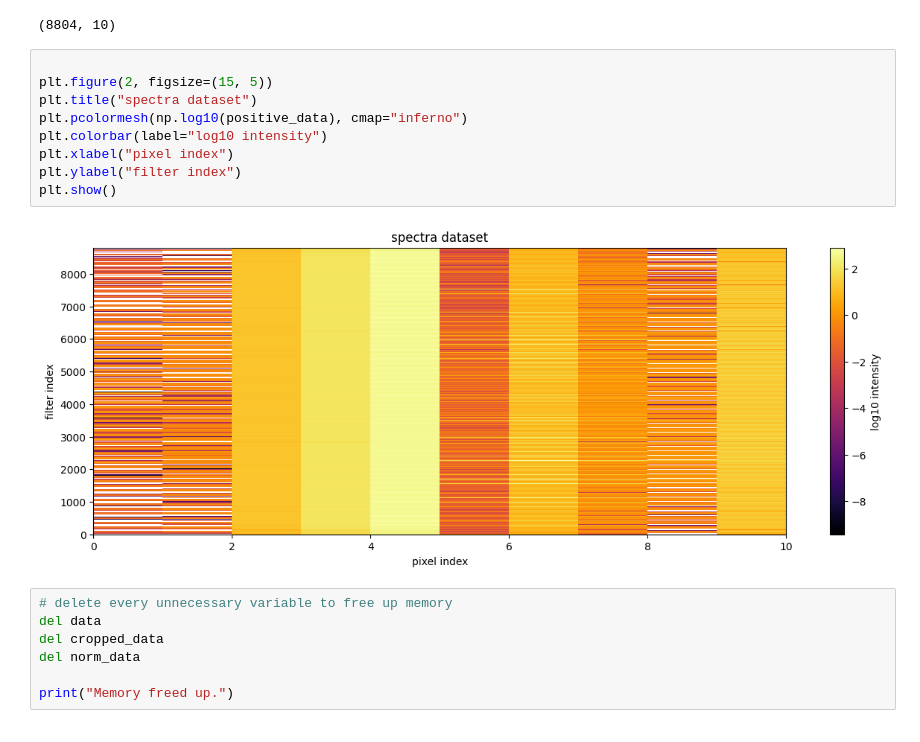
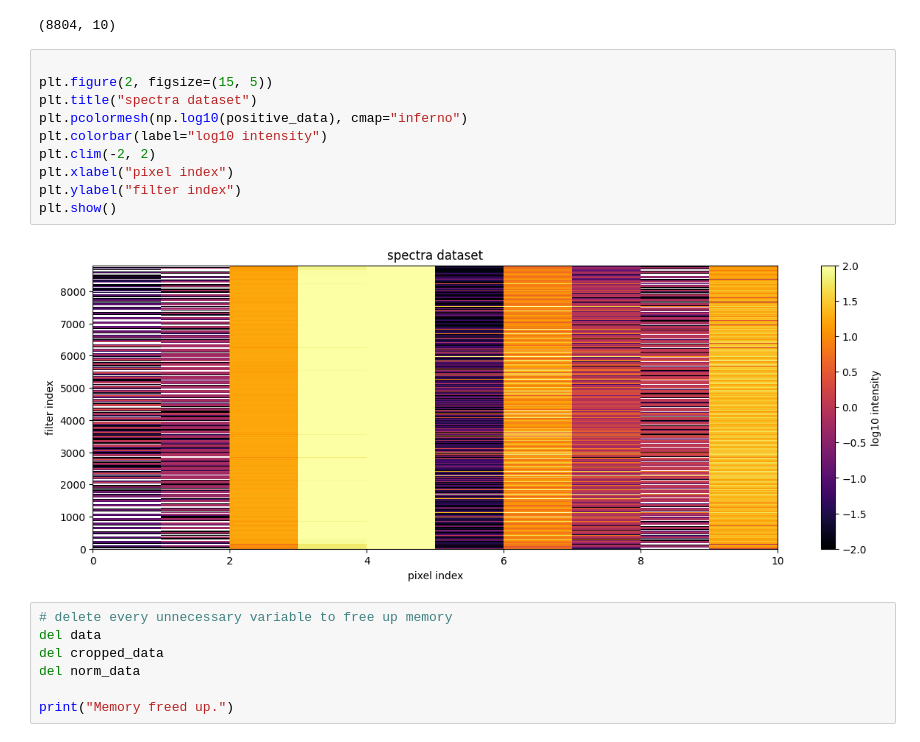
Before and after one commit to dim-papach/sequencer_project, a Jupyter notebook: sequencer_spectra.ipynb, the cells around one changed output. Saved outputs shown, nothing was run; the diff lists cells and outputs as text.

```diff
--- a/sequencer_spectra.ipynb
+++ b/sequencer_spectra.ipynb
@@ -261,14 +261,15 @@ positive_data.shape
 # %%
 
 plt.figure(2, figsize=(15, 5))
 plt.title("spectra dataset")
 plt.pcolormesh(np.log10(positive_data), cmap="inferno")
 plt.colorbar(label="log10 intensity")
+plt.clim(-2, 2)
 plt.xlabel("pixel index")
 plt.ylabel("filter index")
 plt.show()
 # %% [output]
-[figure, old version]
+[figure, new version]
 # %%
 # delete every unnecessary variable to free up memory
 del data
```
Also changed, not shown: parts of 4 cells of this notebook.
